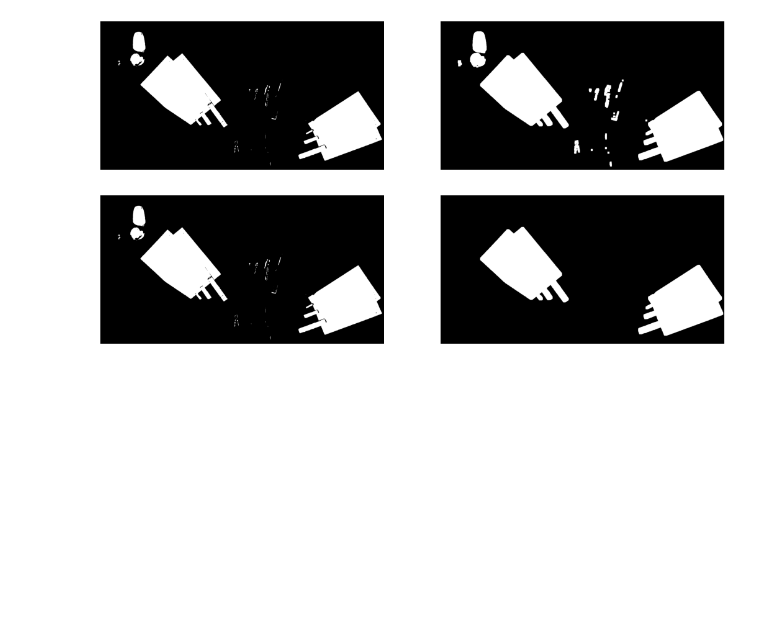
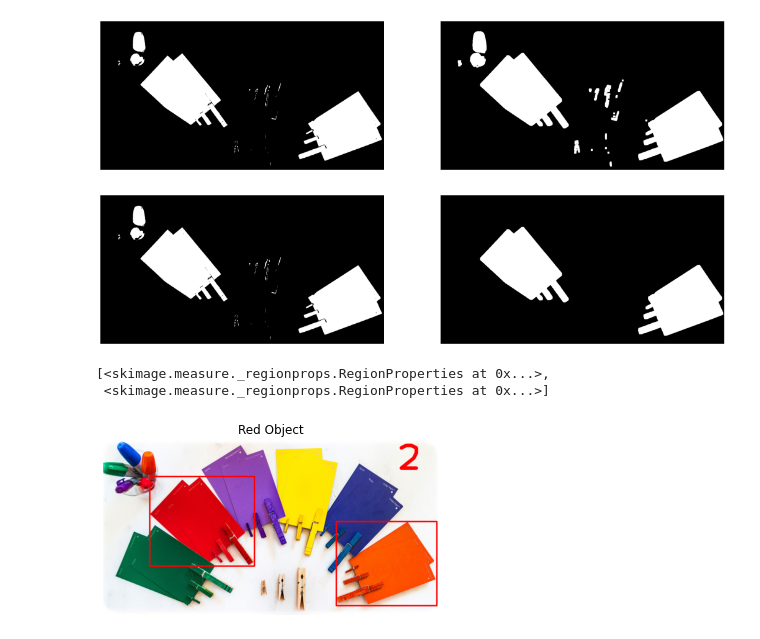
Before and after one commit to HARSHITPRATAP7121/AIDL, a Jupyter notebook: day11jp.ipynb, the cells around one changed output. Cells and saved outputs as stored; diff of their text form; code cells hidden in the pictures; blank space fills up the shorter version.

```diff
--- a/day11jp.ipynb
+++ b/day11jp.ipynb
@@ -94,3 +94,29 @@ red_close3=ski.morphology.remove_small_objects(red_close2.astype(bool),8500)
 imshow(red_close3,'','gray')
 # %% [output]
 [figure]
+# %%
+rp = ski.measure.regionprops(ski.measure.label(red_close3.astype('uint8')))
+rp
+# %% [output]
+[<skimage.measure._regionprops.RegionProperties at 0x...>,
+ <skimage.measure._regionprops.RegionProperties at 0x...>]
+# %%
+# summary
+img1=cv2.imread('pic4.jpg')
+
+_,red_bw=cv2.threshold(red_img,60,255,cv2.THRESH_BINARY)
+strel=cv2.getStructuringElement(cv2.MORPH_RECT,[10,10])
+red_dilate=cv2.dilate(red_bw,strel)
+red_close2=cv2.morphologyEx(red_dilate,cv2.MORPH_OPEN,strel,iterations=1)
+red_close3=ski.morphology.remove_small_objects(red_close2.astype(bool),8500)
+rp = ski.measure.regionprops(ski.measure.label(red_close3.astype('uint8')))
+
+img_copy=img1.copy()
+for r in rp:
+    y1,x1,y2,x2 = r.bbox
+    cv2.rectangle(img_copy,(x1,y1),(x2,y2),color=[0,0,255],thickness=5)
+count=str(len(rp))
+cv2.putText(img_copy,count,(img_copy.shape[1]-200,150),cv2.FONT_HERSHEY_PLAIN,12,(0,0,255),thickness=15)
+imshow(img_copy[:,:,::-1],'Red Object')
+# %% [output]
+[figure, added]
```
